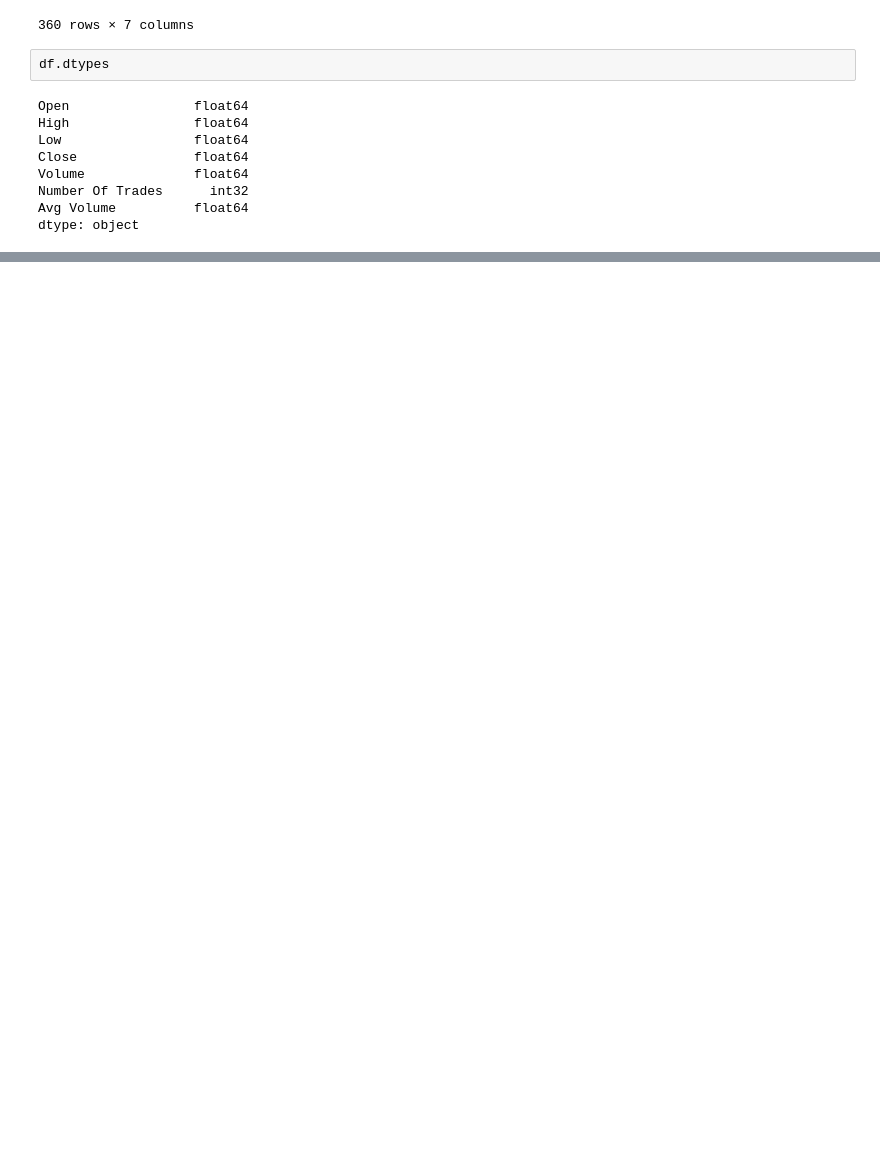
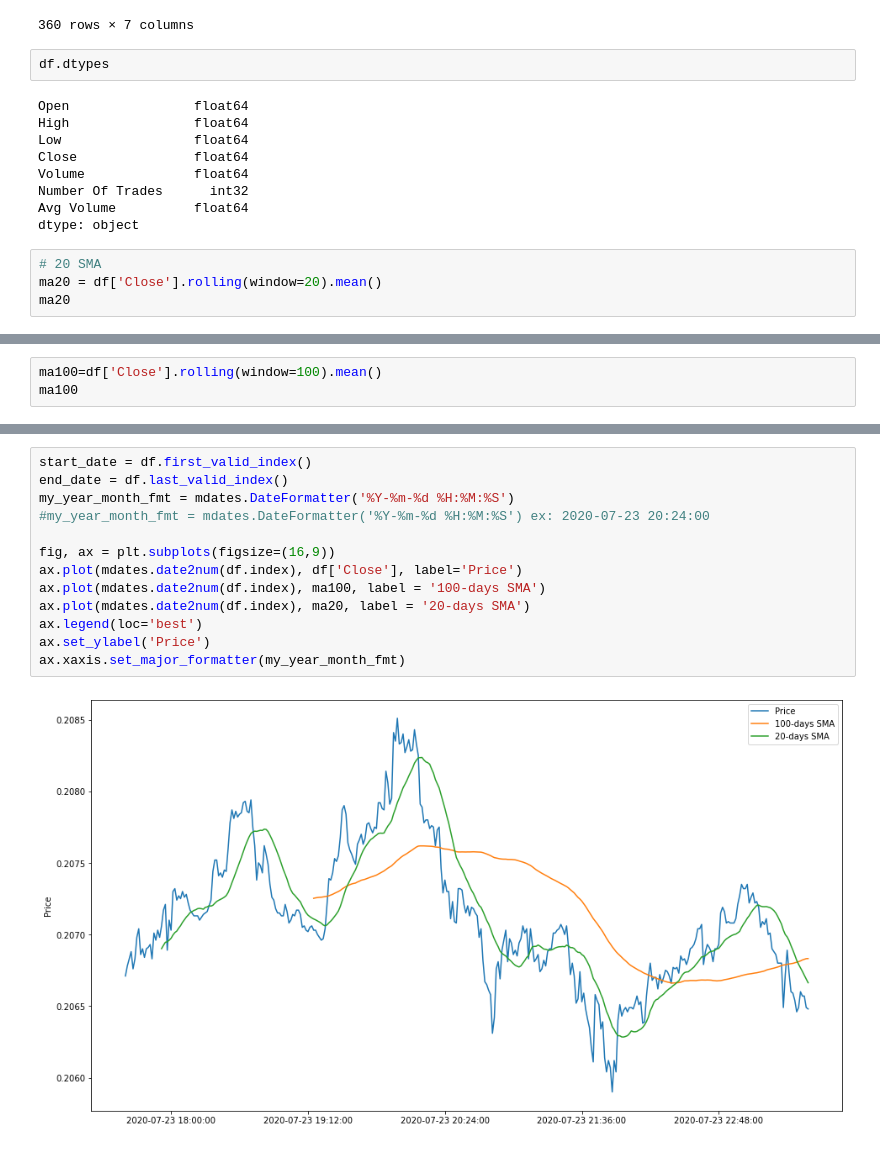
Before and after one commit to afarmani/TradingSupport, a Jupyter notebook: python-client/jupyter/StategyA.ipynb, the cells around one changed output, grey strips where cells are left out. Saved outputs shown, nothing was run; the diff lists cells and outputs as text; blank space fills up the shorter version.

```diff
--- a/python-client/jupyter/StategyA.ipynb
+++ b/python-client/jupyter/StategyA.ipynb
@@ -65,3 +68,7 @@ Volume              float64
 Number Of Trades      int32
 Avg Volume          float64
 dtype: object
+# %%
+# 20 SMA
+ma20 = df['Close'].rolling(window=20).mean()
+ma20
@@ -67,0 +89,3 @@ dtype: object
+# %%
+ma100=df['Close'].rolling(window=100).mean()
+ma100
@@ -67,0 +106,15 @@ dtype: object
+# %%
+start_date = df.first_valid_index()
+end_date = df.last_valid_index()
+my_year_month_fmt = mdates.DateFormatter('%Y-%m-%d %H:%M:%S')
+#my_year_month_fmt = mdates.DateFormatter('%Y-%m-%d %H:%M:%S') ex: 2020-07-23 20:24:00
+
+fig, ax = plt.subplots(figsize=(16,9))
+ax.plot(mdates.date2num(df.index), df['Close'], label='Price')
+ax.plot(mdates.date2num(df.index), ma100, label = '100-days SMA')
+ax.plot(mdates.date2num(df.index), ma20, label = '20-days SMA')
+ax.legend(loc='best')
+ax.set_ylabel('Price')
+ax.xaxis.set_major_formatter(my_year_month_fmt)
+# %% [output]
+[figure, added]
```
Also changed, not shown: parts of 9 cells of this notebook, 1 other file.
